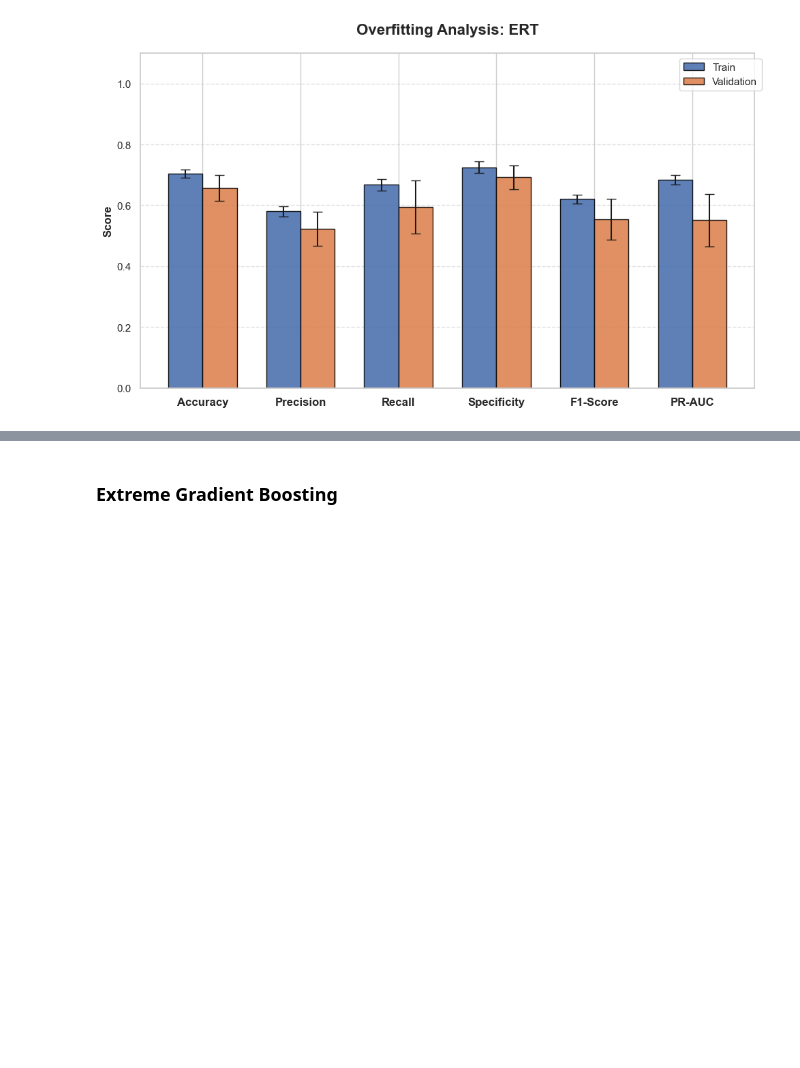
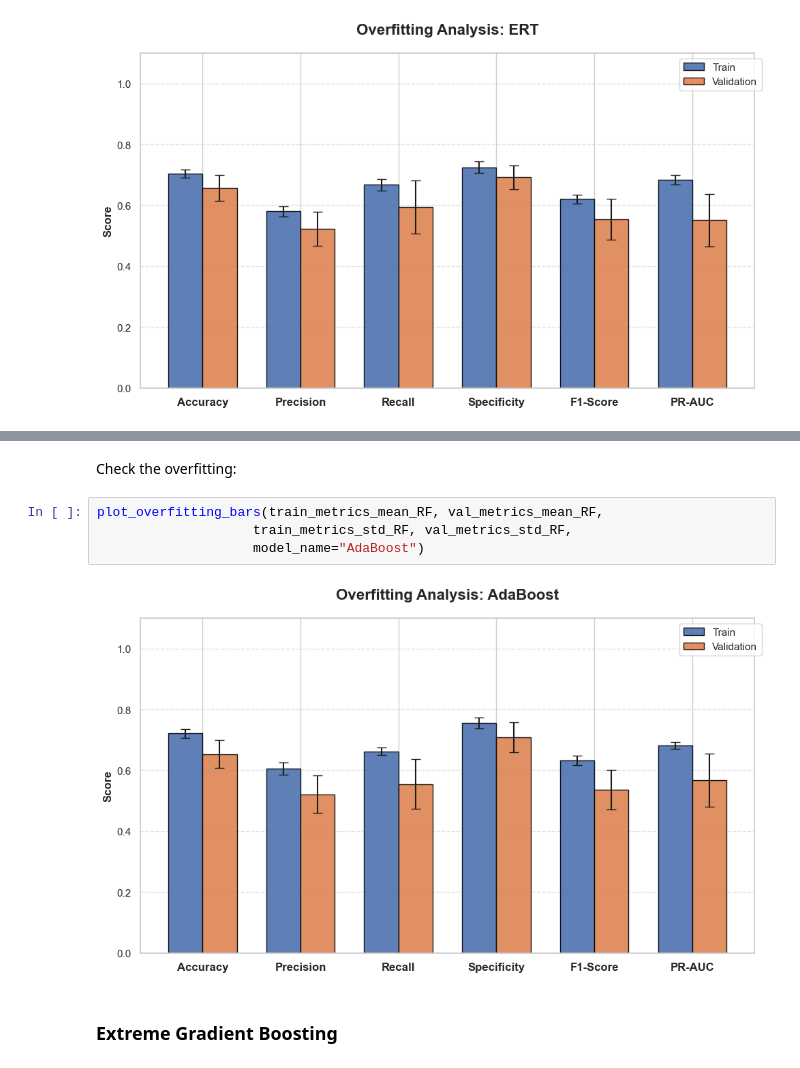
Before and after one commit to MiguelGomGar/TFM, a Jupyter notebook: notebooks/models_testing.ipynb, the cells around one changed output, grey strips where cells are left out. Drawn from its saved outputs; the diff is of its cells as text; blank space fills up the shorter version.

```diff
--- a/notebooks/models_testing.ipynb
+++ b/notebooks/models_testing.ipynb
@@ -568,3 +629,11 @@ plot_overfitting_bars(train_metrics_mean_ET, val_metrics_mean_ET,
+# %% [markdown]
+Check the overfitting:
+# %%
+plot_overfitting_bars(train_metrics_mean_RF, val_metrics_mean_RF,
+                    train_metrics_std_RF, val_metrics_std_RF,
+                    model_name="AdaBoost")
+# %% [output]
+[figure, added]
 # %% [markdown]
 ### Extreme Gradient Boosting
 # %% [markdown]
```
Also changed, not shown: parts of 28 cells of this notebook.
